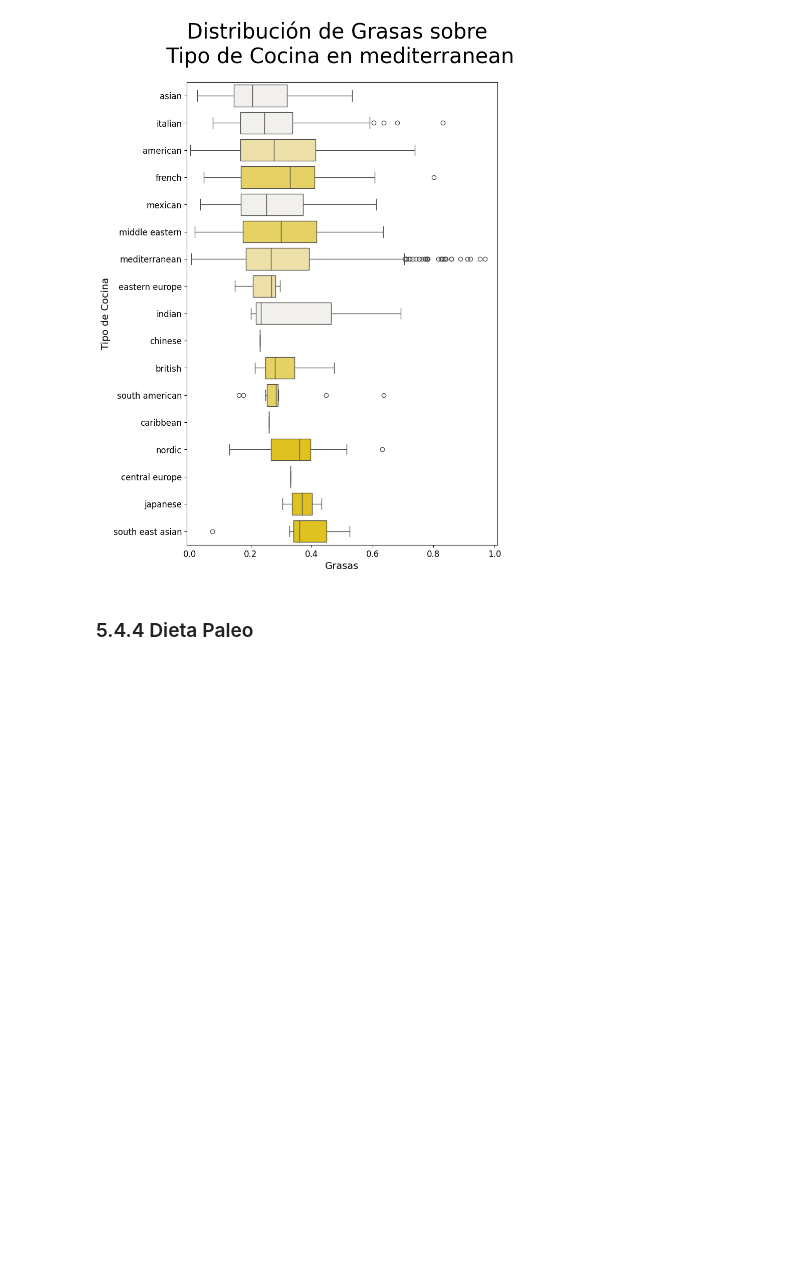
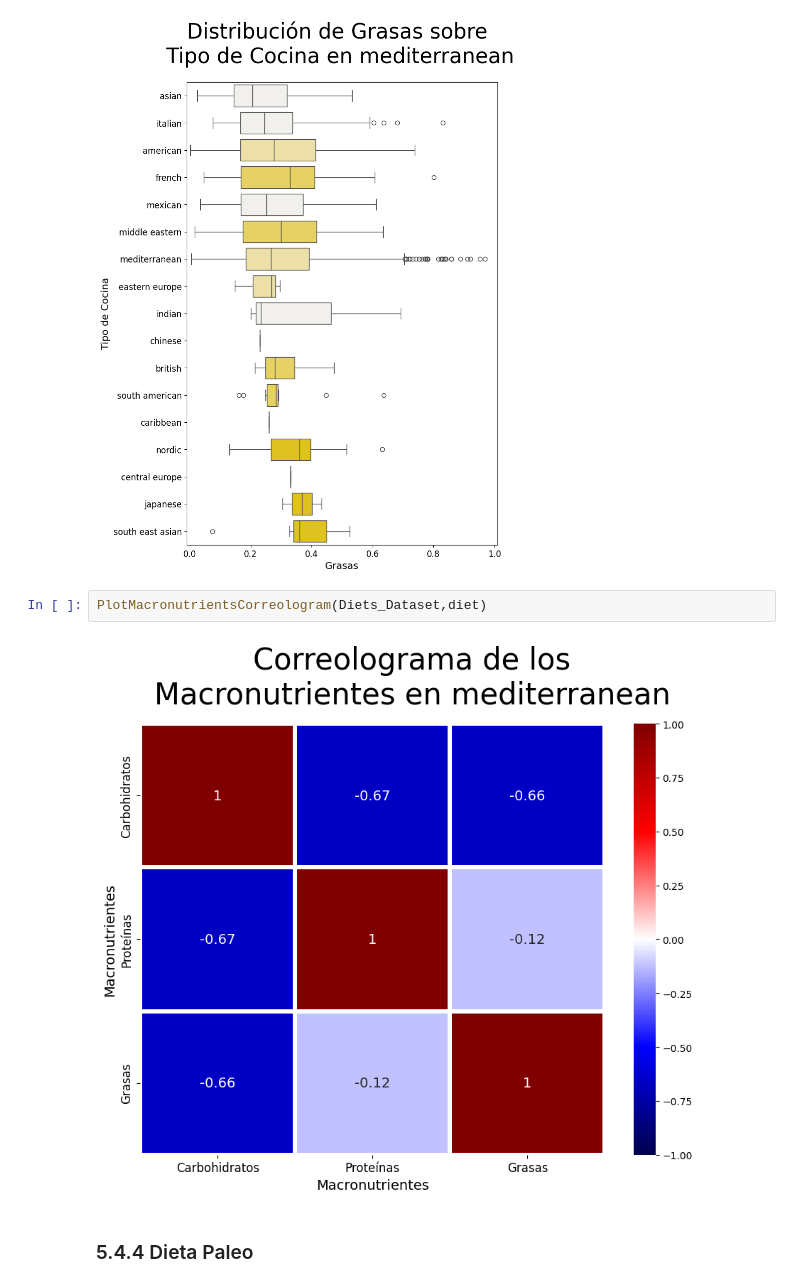
Before and after one commit to alexisuaguilaru/Analysis_Nutritional_Information, a Jupyter notebook: Documentation/AlexisAguilar_Reporte.ipynb, the cells around one changed output. Saved outputs shown, nothing was run; the diff lists cells and outputs as text; blank space fills up the shorter version.

```diff
--- a/Documentation/AlexisAguilar_Reporte.ipynb
+++ b/Documentation/AlexisAguilar_Reporte.ipynb
@@ -463,6 +488,10 @@ for macronutrient in Macronutrients:
 [figure]
 [figure]
 [figure]
+# %%
+PlotMacronutrientsCorreologram(Diets_Dataset,diet)
+# %% [output]
+[figure, added]
 # %% [markdown]
 ### 5.4.4 Dieta Paleo
 # %%
```
Also changed, not shown: parts of 6 cells of this notebook, 5 other files.
